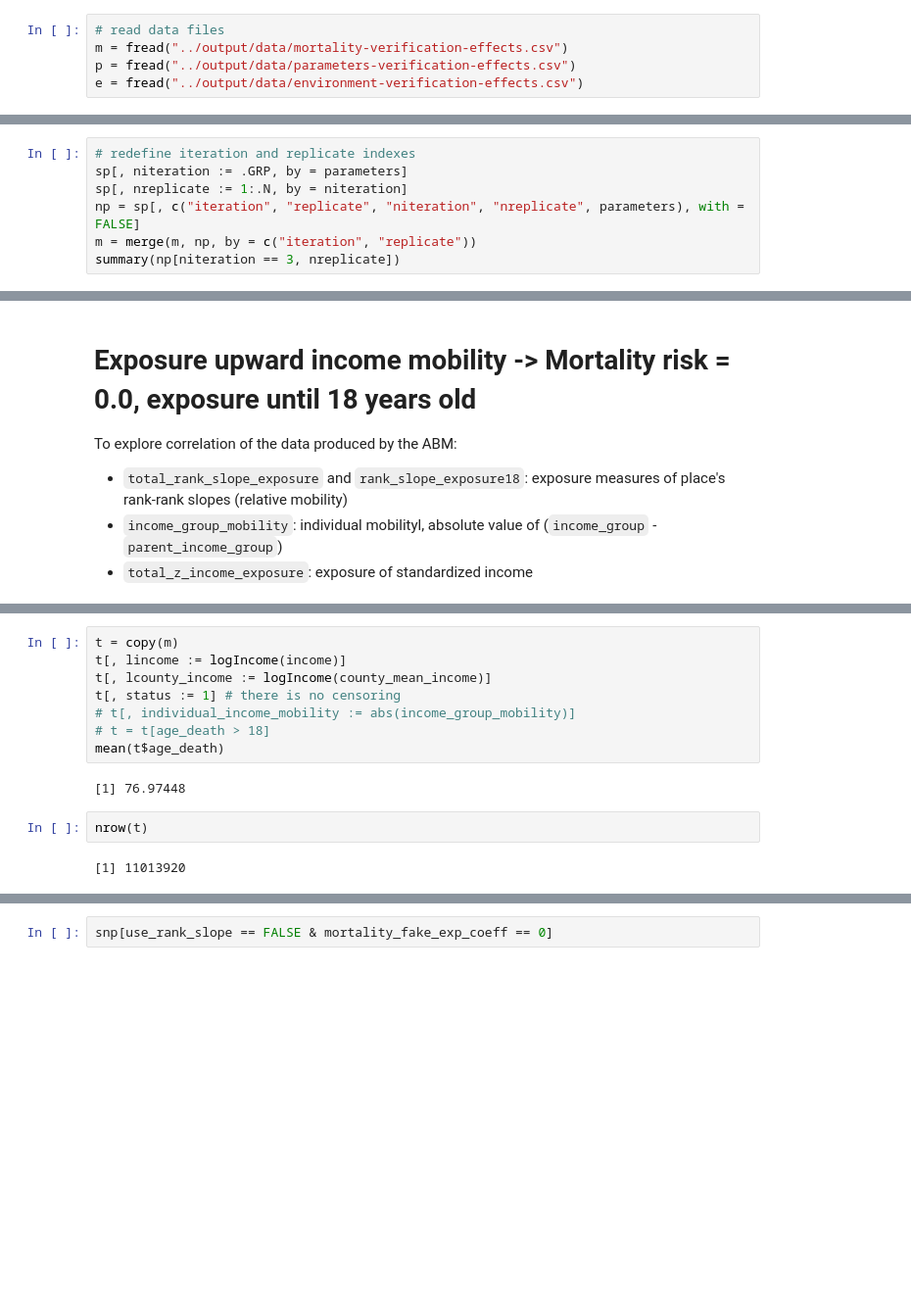
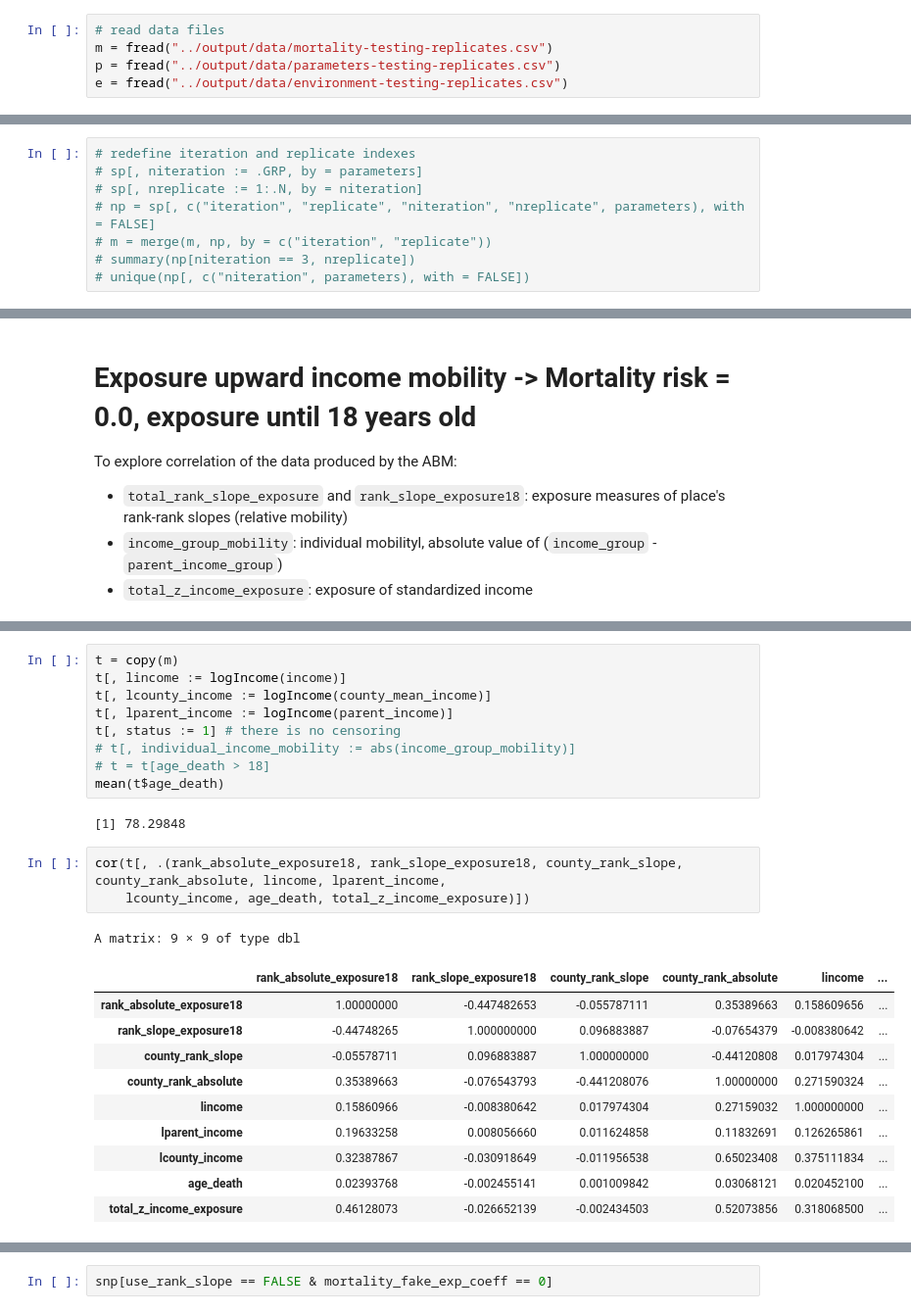
Before and after one commit to sdaza/income-mobility-mortality-abm, a Jupyter notebook: notebooks/testing-replicates-trans.ipynb, the cells around one changed output, grey strips where cells are left out. Shown at 98% size. Drawn from its saved outputs; the diff is of its cells as text; blank space fills up the shorter version.

```diff
--- a/notebooks/verification-effects.ipynb
+++ b/notebooks/testing-replicates-trans.ipynb
@@ -26,6 +24,6 @@ le[1, "ex"]
 [1] 79.02566
 # %%
 # read data files
-m = fread("../output/data/mortality-verification-effects.csv")
-p = fread("../output/data/parameters-verification-effects.csv")
-e = fread("../output/data/environment-verification-effects.csv")
+m = fread("../output/data/mortality-testing-replicates.csv")
+p = fread("../output/data/parameters-testing-replicates.csv")
+e = fread("../output/data/environment-testing-replicates.csv")
@@ -40,7 +48,8 @@ print(parameters)
 # %%
 # redefine iteration and replicate indexes
-sp[, niteration := .GRP, by = parameters]
-sp[, nreplicate := 1:.N, by = niteration]
-np = sp[, c("iteration", "replicate", "niteration", "nreplicate", parameters), with = FALSE]
-m = merge(m, np, by = c("iteration", "replicate"))
-summary(np[niteration == 3, nreplicate])
+# sp[, niteration := .GRP, by = parameters]
+# sp[, nreplicate := 1:.N, by = niteration]
+# np = sp[, c("iteration", "replicate", "niteration", "nreplicate", parameters), with = FALSE]
+# m = merge(m, np, by = c("iteration", "replicate"))
+# summary(np[niteration == 3, nreplicate])
+# unique(np[, c("niteration", parameters), with = FALSE])
@@ -106,13 +117,25 @@ To explore correlation of the data produced by the ABM:
 t = copy(m)
 t[, lincome := logIncome(income)]
 t[, lcounty_income := logIncome(county_mean_income)]
+t[, lparent_income := logIncome(parent_income)]
 t[, status := 1] # there is no censoring
 # t[, individual_income_mobility := abs(income_group_mobility)]
 # t = t[age_death > 18]
 mean(t$age_death)
 # %% [output]
-[1] 76.97448
+[1] 78.29848
-# %%
-nrow(t)
-# %% [output]
-[1] 11013920
+# %%
+cor(t[, .(rank_absolute_exposure18, rank_slope_exposure18, county_rank_slope, county_rank_absolute, lincome, lparent_income,
+    lcounty_income, age_death, total_z_income_exposure)])
+# %% [output]
+A matrix: 9 × 9 of type dbl
+|  | rank_absolute_exposure18 | rank_slope_exposure18 | county_rank_slope | county_rank_absolute | lincome | ... |
+| rank_absolute_exposure18 | 1.00000000 | -0.447482653 | -0.055787111 | 0.35389663 | 0.158609656 | ... |
+| rank_slope_exposure18 | -0.44748265 | 1.000000000 | 0.096883887 | -0.07654379 | -0.008380642 | ... |
+| county_rank_slope | -0.05578711 | 0.096883887 | 1.000000000 | -0.44120808 | 0.017974304 | ... |
+| county_rank_absolute | 0.35389663 | -0.076543793 | -0.441208076 | 1.00000000 | 0.271590324 | ... |
+| lincome | 0.15860966 | -0.008380642 | 0.017974304 | 0.27159032 | 1.000000000 | ... |
+| lparent_income | 0.19633258 | 0.008056660 | 0.011624858 | 0.11832691 | 0.126265861 | ... |
+| lcounty_income | 0.32387867 | -0.030918649 | -0.011956538 | 0.65023408 | 0.375111834 | ... |
+| age_death | 0.02393768 | -0.002455141 | 0.001009842 | 0.03068121 | 0.020452100 | ... |
+| total_z_income_exposure | 0.46128073 | -0.026652139 | -0.002434503 | 0.52073856 | 0.318068500 | ... |
```
Also changed, not shown: parts of 14 cells of this notebook, 21 other files.
